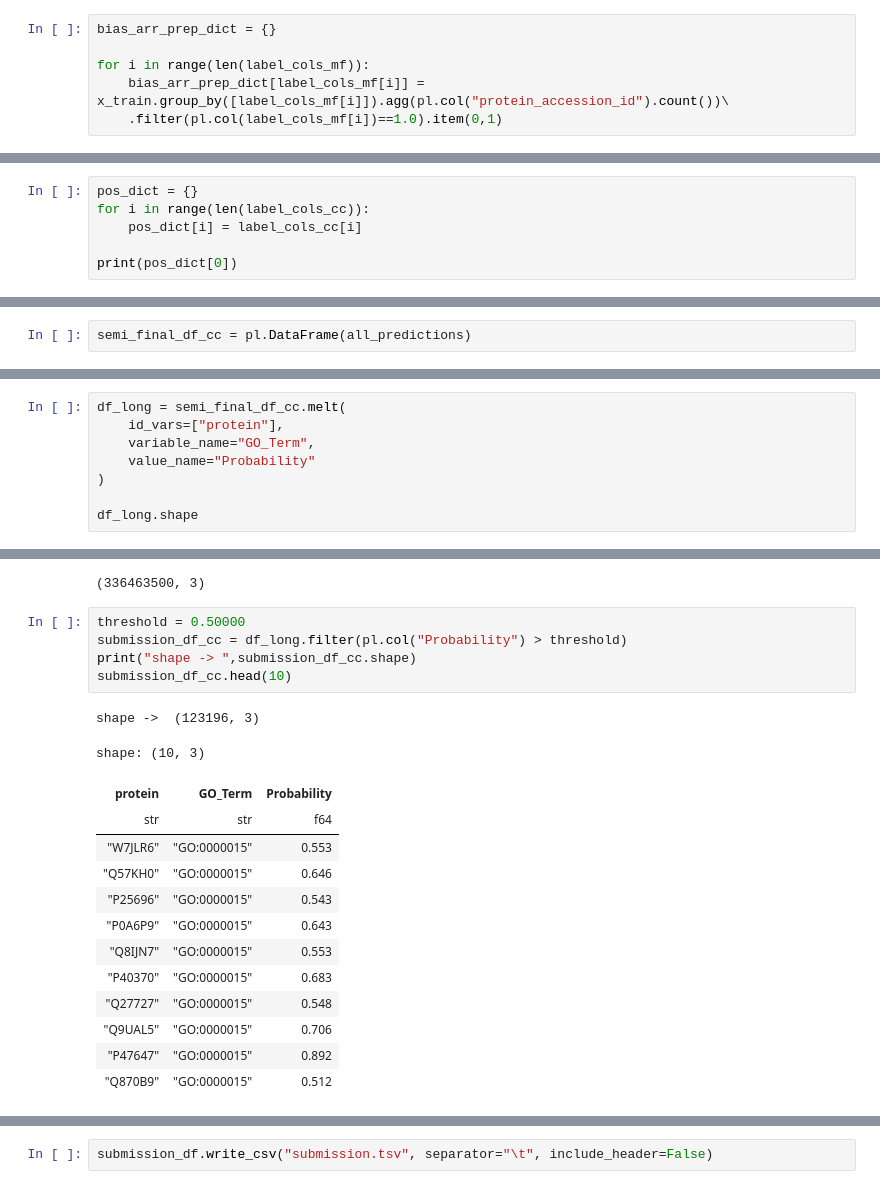
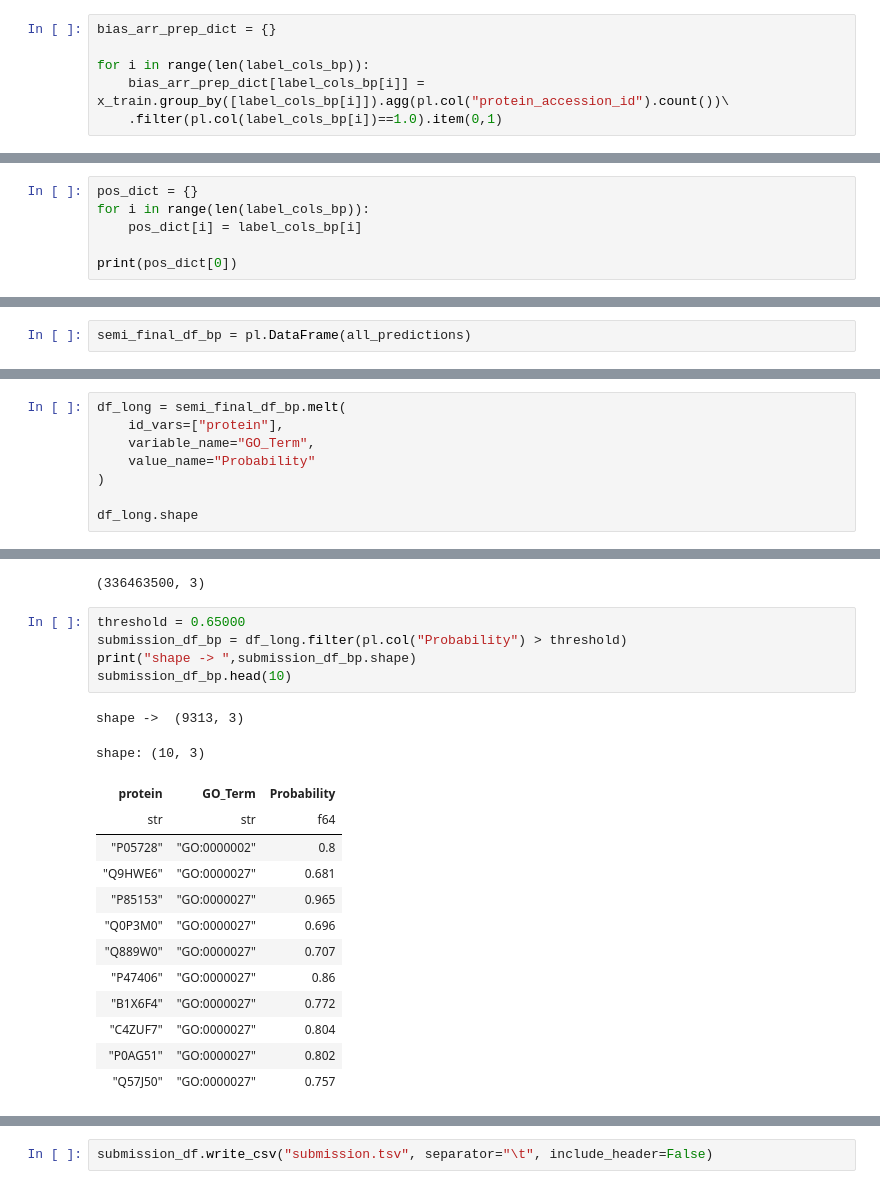
Before and after one commit to sumaniitm/cafa-6-protein-function-prediction-kaggle, a Jupyter notebook: cafa6-baseline-and-feature-engineering.ipynb, the cells around one changed output, grey strips where cells are left out. Drawn from its saved outputs; the diff is of its cells as text.

```diff
--- a/cafa6-baseline-and-feature-engineering.ipynb
+++ b/cafa6-baseline-and-feature-engineering.ipynb
@@ -443,9 +443,9 @@ Validation data shape : (3211, 1502)
 # %%
 bias_arr_prep_dict = {}
 
-for i in range(len(label_cols_mf)):
-    bias_arr_prep_dict[label_cols_mf[i]] = x_train.group_by([label_cols_mf[i]]).agg(pl.col("protein_accession_id").count())\
-    .filter(pl.col(label_cols_mf[i])==1.0).item(0,1)
+for i in range(len(label_cols_bp)):
+    bias_arr_prep_dict[label_cols_bp[i]] = x_train.group_by([label_cols_bp[i]]).agg(pl.col("protein_accession_id").count())\
+    .filter(pl.col(label_cols_bp[i])==1.0).item(0,1)
 # %%
 bias_list = []
 
@@ -600,8 +600,8 @@ df_test_features.columns
 submission_embeds = pl.Series(df_test_features.select(pl.col('embedding_arrays'))).to_list()
 # %%
 pos_dict = {}
-for i in range(len(label_cols_cc)):
-    pos_dict[i] = label_cols_cc[i]
+for i in range(len(label_cols_bp)):
+    pos_dict[i] = label_cols_bp[i]
 
 print(pos_dict[0])
 # %% [output]
@@ -678,5 +680,5 @@ I0000 00:00:1764740414.898870    1268 tpu_compilation_cache_interface.cc:541] Af
 # %%
 all_predictions[0]
 # %%
-semi_final_df_cc = pl.DataFrame(all_predictions)
+semi_final_df_bp = pl.DataFrame(all_predictions)
 # %%
@@ -696,5 +698,5 @@ shape: (4, 1_501)
 # %%
-df_long = semi_final_df_cc.melt(
+df_long = semi_final_df_bp.melt(
     id_vars=["protein"],
     variable_name="GO_Term",
     value_name="Probability"
@@ -712,23 +714,23 @@ df_long.shape
 # %% [output]
 (336463500, 3)
 # %%
-threshold = 0.50000
-submission_df_cc = df_long.filter(pl.col("Probability") > threshold)
-print("shape -> ",submission_df_cc.shape)
-submission_df_cc.head(10)
+threshold = 0.65000
+submission_df_bp = df_long.filter(pl.col("Probability") > threshold)
+print("shape -> ",submission_df_bp.shape)
+submission_df_bp.head(10)
 # %% [output]
-shape ->  (123196, 3)
+shape ->  (9313, 3)
 shape: (10, 3)
 | protein | GO_Term | Probability |
 | str | str | f64 |
-| "W7JLR6" | "GO:0000015" | 0.553 |
-| "Q57KH0" | "GO:0000015" | 0.646 |
-| "P25696" | "GO:0000015" | 0.543 |
-| "P0A6P9" | "GO:0000015" | 0.643 |
-| "Q8IJN7" | "GO:0000015" | 0.553 |
-| "P40370" | "GO:0000015" | 0.683 |
-| "Q27727" | "GO:0000015" | 0.548 |
-| "Q9UAL5" | "GO:0000015" | 0.706 |
-| "P47647" | "GO:0000015" | 0.892 |
-| "Q870B9" | "GO:0000015" | 0.512 |
+| "P05728" | "GO:0000002" | 0.8 |
+| "Q9HWE6" | "GO:0000027" | 0.681 |
+| "P85153" | "GO:0000027" | 0.965 |
+| "Q0P3M0" | "GO:0000027" | 0.696 |
+| "Q889W0" | "GO:0000027" | 0.707 |
+| "P47406" | "GO:0000027" | 0.86 |
+| "B1X6F4" | "GO:0000027" | 0.772 |
+| "C4ZUF7" | "GO:0000027" | 0.804 |
+| "P0AG51" | "GO:0000027" | 0.802 |
+| "Q57J50" | "GO:0000027" | 0.757 |
 # %%
```
Also changed, not shown: parts of 17 cells of this notebook.
